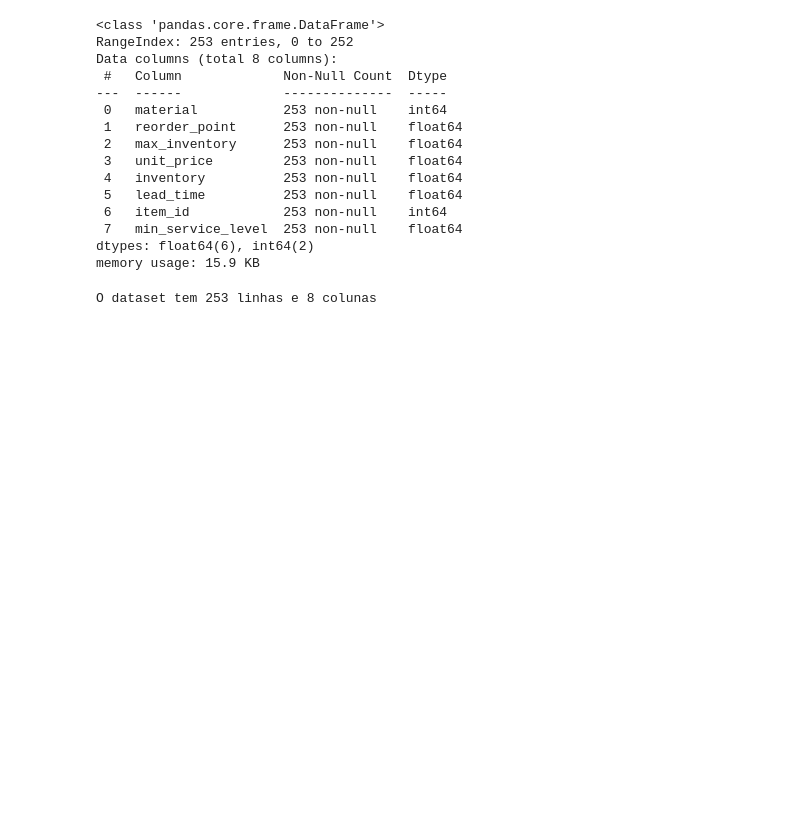
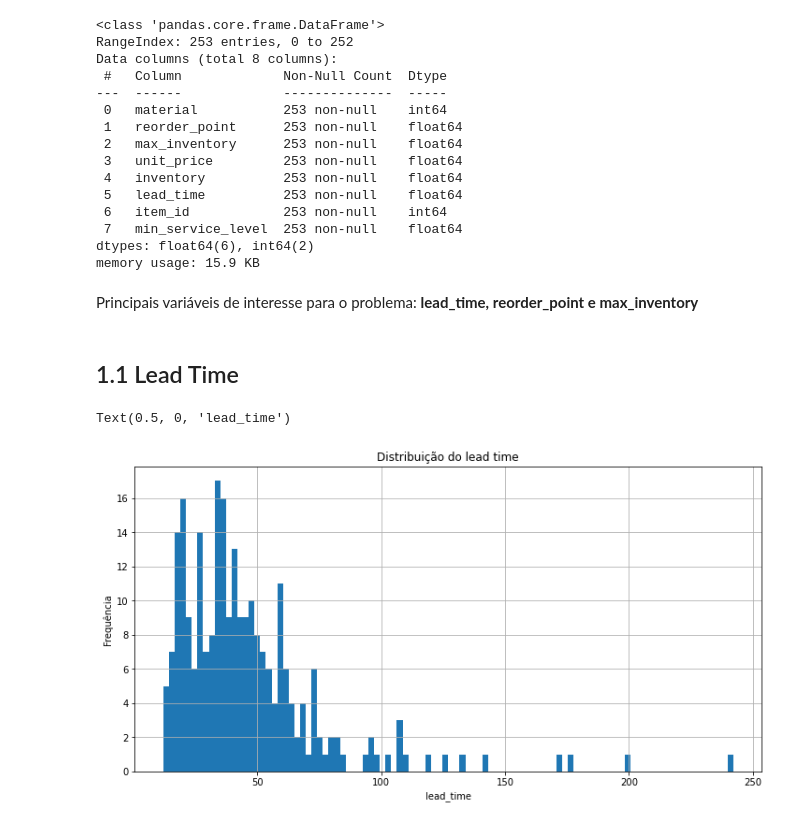
Before and after one commit to PanGeia-Study-Group/Otimizacao_supply_chain, a Jupyter notebook: codigo/EDA.ipynb, the cells around one changed output. Saved outputs shown, nothing was run; the diff lists cells and outputs as text; code cells hidden in the pictures; blank space fills up the shorter version.

Commit message:
Atualização do EDA, fazendo a exploração pro dataset de itens e de consumos

```diff
--- a/codigo/EDA.ipynb
+++ b/codigo/EDA.ipynb
@@ -13,6 +16,12 @@ if IN_COLAB:
     from google.colab import drive
     drive.mount('/content/drive')
     endereco_drive = '/content/drive/MyDrive/'
-    df=pd.read_excel(endereco_drive+'tabela_tratada_real.xlsx', sep=",")
+    arquivo = endereco_drive + 'dados/1_dados_entrada/tabela_tratada_real.xlsx'
 else:
-    df = pd.read_excel('dados/tabela_tratada_real.xlsx')
+    arquivo = os.path.join('../dados/1_dados_entrada/tabela_tratada_real.xlsx')
+
+df = pd.ExcelFile(arquivo)
+itens_df = pd.read_excel(df,sheet_name='Itens') #Dataset de itens
+cons_df = pd.read_excel(df,sheet_name='Consumos') #Dataset de consumos
+ords_df = pd.read_excel(df,sheet_name='Pedidos') #Dataset de pedidos
+movs_df = pd.read_excel(df,sheet_name='Movimentações') #Dataset de movimentações
@@ -50,7 +61,17 @@ Data columns (total 8 columns):
  7   min_service_level  253 non-null    float64
 dtypes: float64(6), int64(2)
 memory usage: 15.9 KB
-# %%
-print(f'O dataset tem {df.shape[0]} linhas e {df.shape[1]} colunas')
-# %% [output]
-O dataset tem 253 linhas e 8 colunas
+# %% [markdown]
+Principais variáveis de interesse para o problema: **lead_time, reorder_point e max_inventory**
+# %% [markdown]
+## 1.1 Lead Time
+# %%
+#Distribuição do lead time
+plt.figure(figsize=(12,6))
+itens_df.lead_time.hist(bins=100)
+plt.title('Distribuição do lead time')
+plt.ylabel('Frequência')
+plt.xlabel('lead_time')
+# %% [output]
+Text(0.5, 0, 'lead_time')
+[figure, added]
```
Also changed, not shown: parts of 15 cells of this notebook.
